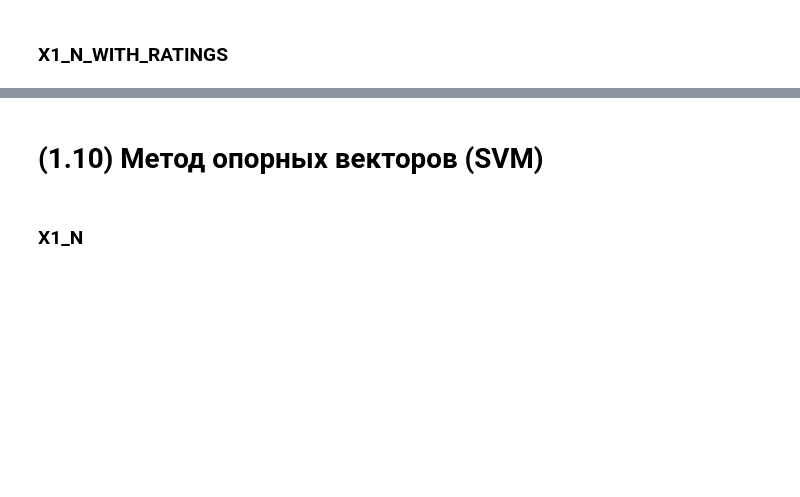
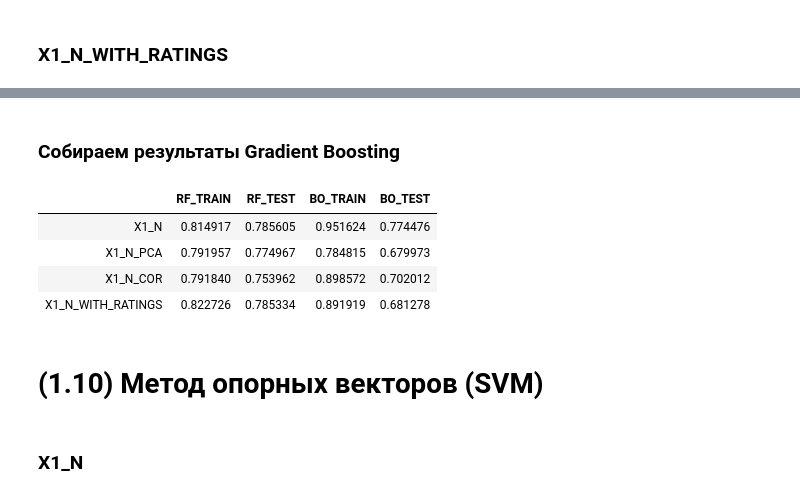
Before and after one commit to katya-luzina/noise_control, a Jupyter notebook: cross_deals.ipynb, the cells around one changed output, grey strips where cells are left out. Drawn from its saved outputs; the diff is of its cells as text; code cells hidden in the pictures; blank space fills up the shorter version.

```diff
--- a/cross_deals.ipynb
+++ b/cross_deals.ipynb
@@ -705,4 +709,4 @@ roc_auc_log1 = roc_auc_log1.rename(columns = {0:'RF_TEST'})
 roc_auc_log2 = pd.DataFrame(roc_auc_rf_train, index=['X1_N','X1_N_PCA','X1_N_COR','X1_N_WITH_RATINGS'])
 roc_auc_log2 = roc_auc_log2.rename(columns = {0:'RF_TRAIN'})
 roc_auc_log1 = pd.merge(roc_auc_log2, roc_auc_log1, how='left', left_index=True, right_index=True)
-roc_auc_log1
+roc_auc = roc_auc_log1
@@ -978,3 +1011,35 @@ print(boosting_best.best_params_)
+# %%
+# записываем результаты работы модели
+roc_auc_bo_train.append(roc_auc_train)
+roc_auc_bo_test.append(roc_auc_test)
+
+predicted_results = []
+
+for a in range(len(predicted_prob)):
+
+    predicted_results.append(predicted_prob[a][1])
+
+index_list = x_n_test.index.tolist()
+x1_bo1 = pd.DataFrame(pd.Series(data=predicted_results, index=index_list))
+x1_bo1 = x1_bo1.rename(columns = {0:'PROB_N_WITH_RATINS_BO'})
+x1_bo = pd.merge(x1_bo, x1_bo1, how='left', left_index=True, right_index=True)
+# %% [markdown]
+### Собираем результаты Gradient Boosting
+# %%
+# собираем roc_auc в один датафрейм
+roc_auc_log1 = pd.DataFrame(roc_auc_bo_test, index=['X1_N','X1_N_PCA','X1_N_COR','X1_N_WITH_RATINGS'])
+roc_auc_log1 = roc_auc_log1.rename(columns = {0:'BO_TEST'})
+roc_auc_log2 = pd.DataFrame(roc_auc_bo_train, index=['X1_N','X1_N_PCA','X1_N_COR','X1_N_WITH_RATINGS'])
+roc_auc_log2 = roc_auc_log2.rename(columns = {0:'BO_TRAIN'})
+roc_auc_log1 = pd.merge(roc_auc_log2, roc_auc_log1, how='left', left_index=True, right_index=True)
+roc_auc = pd.merge(roc_auc, roc_auc_log1, how='left', left_index=True, right_index=True)
+roc_auc
+# %% [output]
+|  | RF_TRAIN | RF_TEST | BO_TRAIN | BO_TEST |
+| X1_N | 0.814917 | 0.785605 | 0.951624 | 0.774476 |
+| X1_N_PCA | 0.791957 | 0.774967 | 0.784815 | 0.679973 |
+| X1_N_COR | 0.791840 | 0.753962 | 0.898572 | 0.702012 |
+| X1_N_WITH_RATINGS | 0.822726 | 0.785334 | 0.891919 | 0.681278 |
 # %% [markdown]
 # (1.10) Метод опорных векторов (SVM)
 # %%
```
Also changed, not shown: parts of 23 cells of this notebook.
